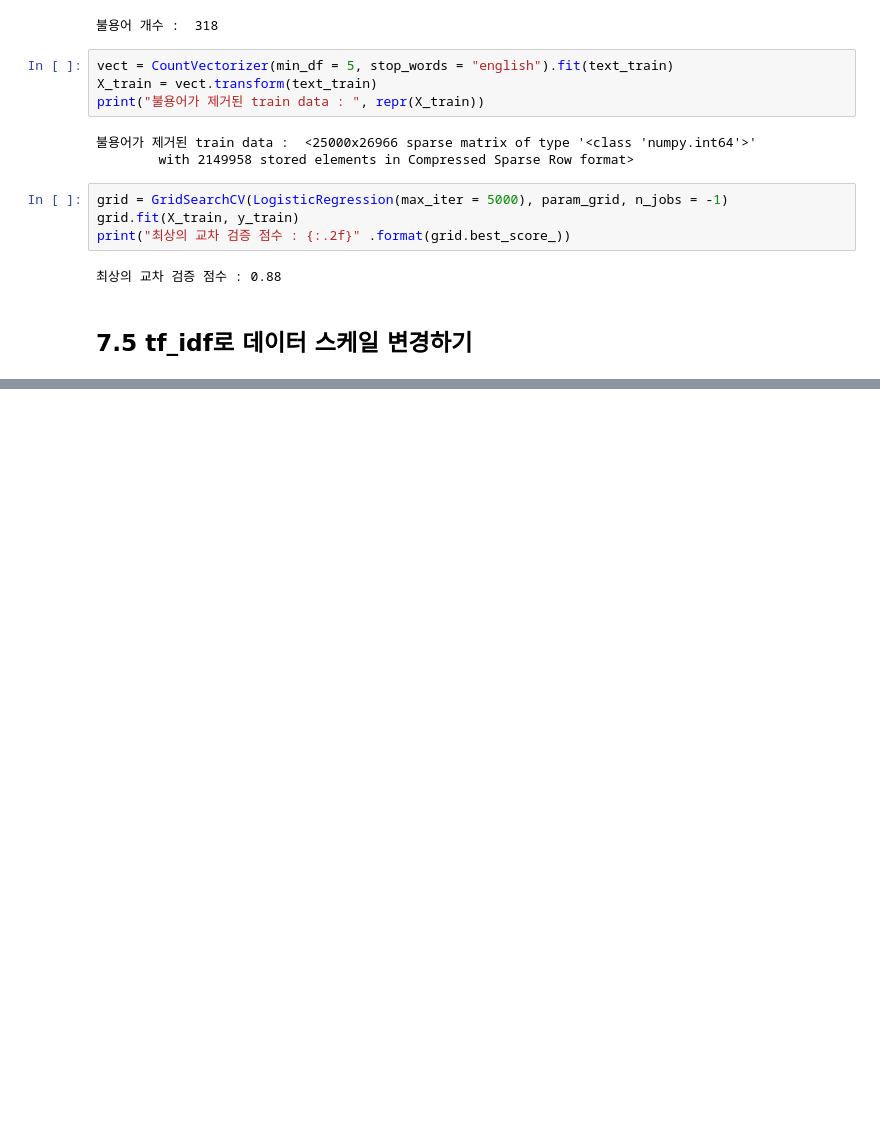
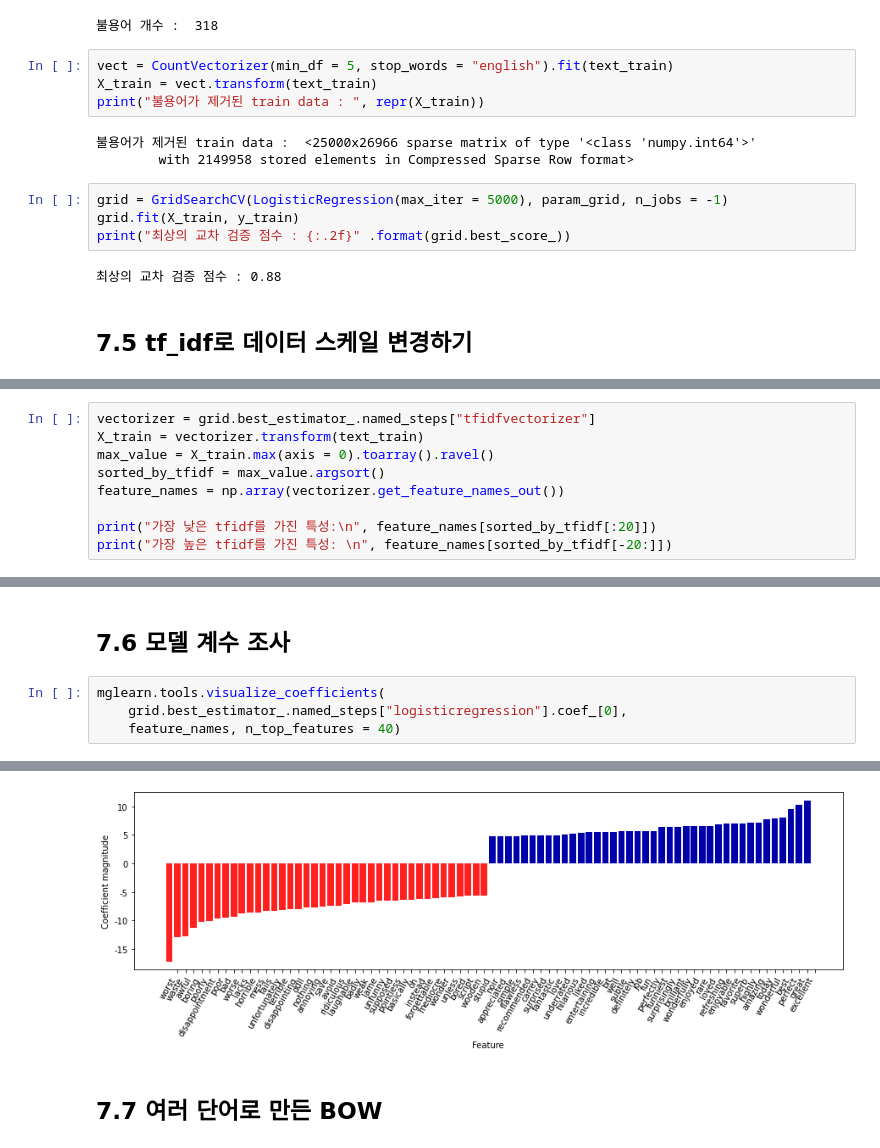
Before and after one commit to 1bin01/Machine-Learning, a Jupyter notebook: Introduction-to-Machine-Learning/Ch7_working_with_text_data.ipynb, the cells around one changed output, grey strips where cells are left out. Saved outputs shown, nothing was run; the diff lists cells and outputs as text; blank space fills up the shorter version.

```diff
--- a/Introduction-to-Machine-Learning/Ch7_working_with_text_data.ipynb
+++ b/Introduction-to-Machine-Learning/Ch7_working_with_text_data.ipynb
@@ -207,0 +210,9 @@ print("최상의 교차 검증 점수 : {:.2f}" .format(grid.best_score_))
+# %%
+vectorizer = grid.best_estimator_.named_steps["tfidfvectorizer"]
+X_train = vectorizer.transform(text_train)
+max_value = X_train.max(axis = 0).toarray().ravel()
+sorted_by_tfidf = max_value.argsort()
+feature_names = np.array(vectorizer.get_feature_names_out())
+
+print("가장 낮은 tfidf를 가진 특성:\n", feature_names[sorted_by_tfidf[:20]])
+print("가장 높은 tfidf를 가진 특성: \n", feature_names[sorted_by_tfidf[-20:]])
@@ -207,0 +236,7 @@ print("최상의 교차 검증 점수 : {:.2f}" .format(grid.best_score_))
+# %% [markdown]
+## 7.6 모델 계수 조사
+# %%
+mglearn.tools.visualize_coefficients(
+    grid.best_estimator_.named_steps["logisticregression"].coef_[0],
+    feature_names, n_top_features = 40)
+# %% [output]
@@ -207,0 +244,3 @@ print("최상의 교차 검증 점수 : {:.2f}" .format(grid.best_score_))
+[figure, added]
+# %% [markdown]
+## 7.7 여러 단어로 만든 BOW
```
Also changed, not shown: parts of 13 cells of this notebook.
